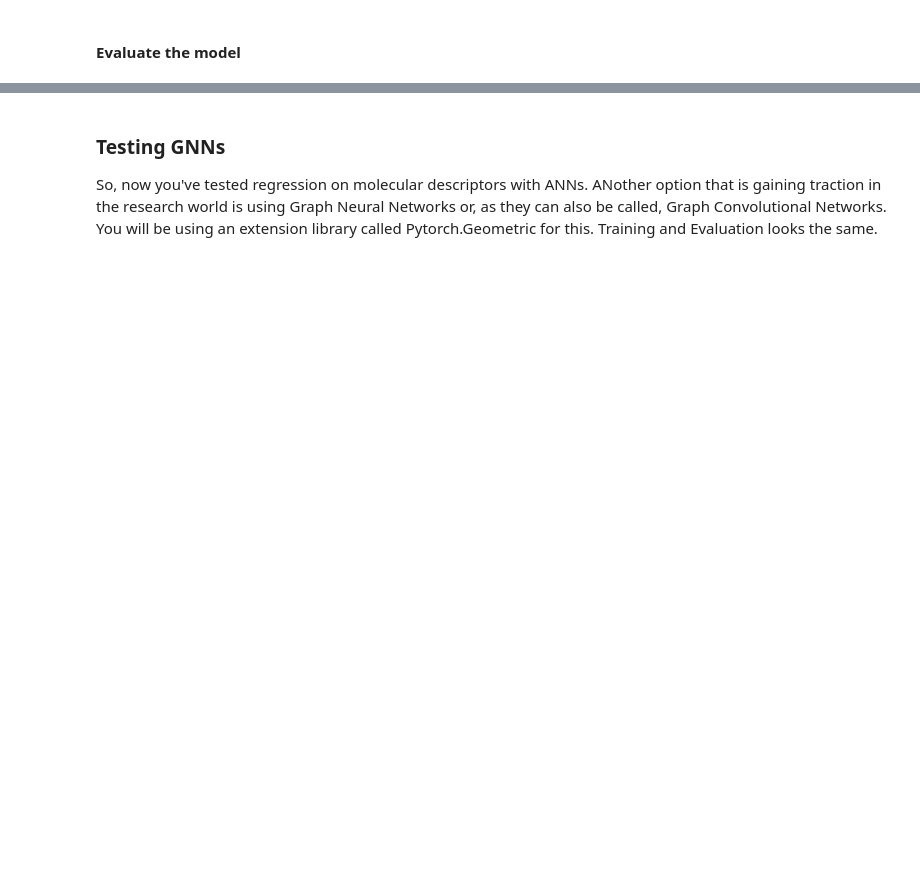
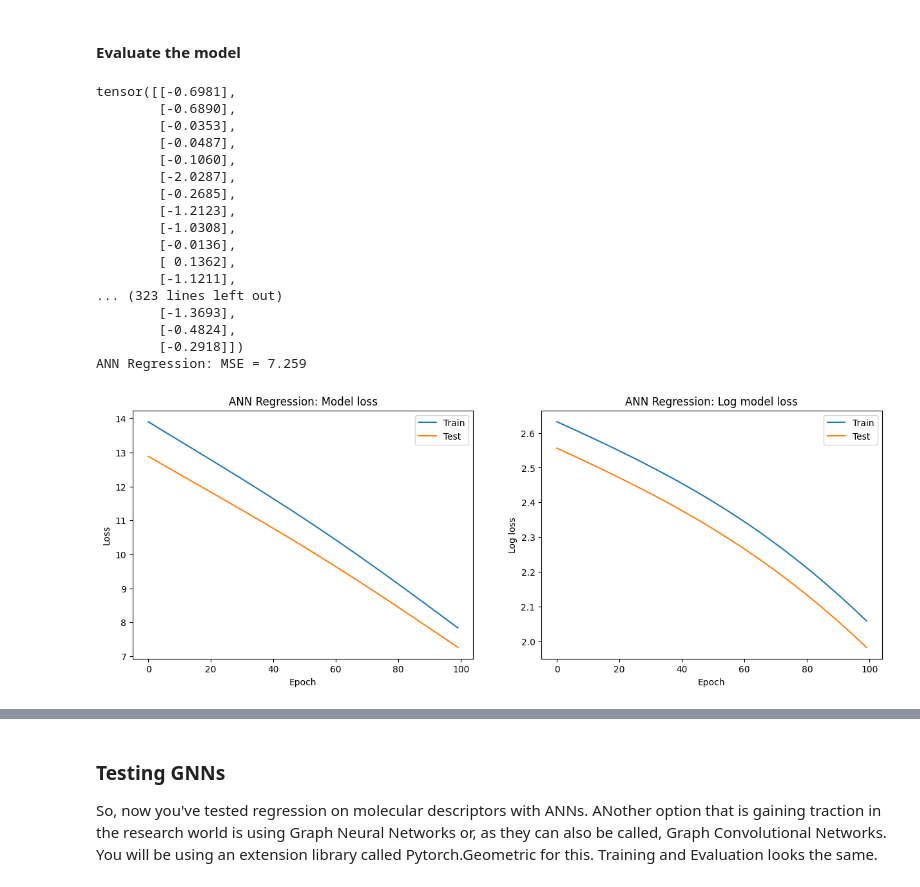
Before and after one commit to pharmbio/lmu-student, a Jupyter notebook: task1_complete.ipynb, the cells around one changed output, grey strips where cells are left out. Drawn from its saved outputs; the diff is of its cells as text; code cells hidden in the pictures; blank space fills up the shorter version.

```diff
--- a/task1_complete.ipynb
+++ b/task1_complete.ipynb
@@ -129,7 +145,9 @@ If we define a neural network with no hidden layers and no non-linear activation
 #### Define model
 You will need to convert the data into tensors and define the model to use Neural Networks. IN this particular case, you'll get some help - but keep note of how it's done, you *will* have to do it yourselves in the rest of the assignment.
 # %%
-X_train_tensor = tch.tensor(X_train, dtype=tch.float32)
-y_train_tensor = tch.tensor(y_train, dtype=tch.float32).unsqueeze(1)  # Add dimension for regression
-X_test_tensor = tch.tensor(X_test, dtype=tch.float32)
-y_test_tensor = tch.tensor(y_test, dtype=tch.float32).unsqueeze(1)
+X_train_tensor = tch.tensor(X_train, dtype=tch.float32).to(device)
+y_train_tensor = tch.tensor(y_train, dtype=tch.float32).to(device).unsqueeze(1)  # Add dimension for regression
+X_test_tensor = tch.tensor(X_test, dtype=tch.float32).to(device)
+y_test_tensor = tch.tensor(y_test, dtype=tch.float32).to(device).unsqueeze(1)
+print(y_test_tensor)
+print(y_train_tensor)
@@ -139,7 +175,7 @@ class ANN1(nn.Module):
     def __init__(self, input_dim):
         super(ANN1, self).__init__()
         self.fc1 = nn.Linear(input_dim, 16)
-        self.fc2 = nn.Linear(16, 8)  # Output layer with 8 nodes
+        self.fc2 = nn.Linear(16, 1)  # Output layer with 1 nodes
         self.relu = nn.ReLU()
 
 
@@ -151,9 +187,10 @@ class ANN1(nn.Module):
 #### Innitialize the model and set optimizer and learning rate hyperparameters
 The learning rate and optimizer chosen below are both things that can be changed when one explores hyper parameter options, different architectures and what not. Below we use a learning rate (lr) of 0.001 (a common default learning rate) and the 'Adam' optimizer.
 # %%
+# tch.device('cpu')
 input_dim = X_train.shape[1]
-ann_model = ANN1(input_dim)
-summary(ann1_model, input_size=(input_dim,))
+ann1_model = ANN1(input_dim).to(device).float()
+summary(ann1_model.to(device), input_size=(input_dim,))
 # Loss and optimizer
 criterion = nn.MSELoss()
-optimizer = optim.Adam(ann_model.parameters(), lr=0.001)  # Adjust learning rate as needed
+optimizer = optim.Adam(ann1_model.parameters(), lr=0.001)  # Adjust learning rate as needed
@@ -161,21 +215,22 @@ optimizer = optim.Adam(ann_model.parameters(), lr=0.001)  # Adjust learning rate
 ### Train the model
 Here you will train the model
 # %%
-num_epochs = 1000  # Adjust as needed
+num_epochs = 100  # Adjust as needed
 train_losses = []
 val_losses = []
+ann1_model.to(device)
 for epoch in range(num_epochs):
-    ann_model.train()
+    ann1_model.train()
     optimizer.zero_grad()
-    outputs = ann_model(X_train_tensor)
+    outputs = ann1_model(X_train_tensor.to(device))
     loss = criterion(outputs, y_train_tensor)
     loss.backward()
     optimizer.step()
     train_losses.append(loss.item())
 
-    ann_model.eval()
+    ann1_model.eval()
     with tch.no_grad():
-        val_outputs = ann_model(X_test_tensor)
+        val_outputs = ann1_model(X_test_tensor)
         val_loss = criterion(val_outputs, y_test_tensor)
         val_losses.append(val_loss.item())
 
@@ -185,14 +242,34 @@ for epoch in range(num_epochs):
 #### Evaluate the model
 # %%
 # Evaluate the model
-ann_model.eval()
+ann1_model.eval()
 with tch.no_grad():
-    y_pred = ann_model(X_test_tensor)
+    y_pred = ann1_model(X_test_tensor)
+    print(y_pred)
     ann_mse = mean_squared_error(y_test_tensor, y_pred)
     print('ANN Regression: MSE = {:.3f}'.format(ann_mse))
 
 # Plot training history
 plot_history(train_losses, val_losses, 'ANN Regression')
+# %% [output]
+tensor([[-0.6981],
+        [-0.6890],
+        [-0.0353],
+        [-0.0487],
+        [-0.1060],
+        [-2.0287],
+        [-0.2685],
+        [-1.2123],
+        [-1.0308],
+        [-0.0136],
+        [ 0.1362],
+        [-1.1211],
+... (323 lines left out)
+        [-1.3693],
+        [-0.4824],
+        [-0.2918]])
+ANN Regression: MSE = 7.259
+[figure, added]
 # %% [markdown]
 ## Going deeper with ANNs
 In the cells below we define, compile, fit and evaluate a neural network model with:
```
Also changed, not shown: parts of 16 cells of this notebook, 1 other file.
